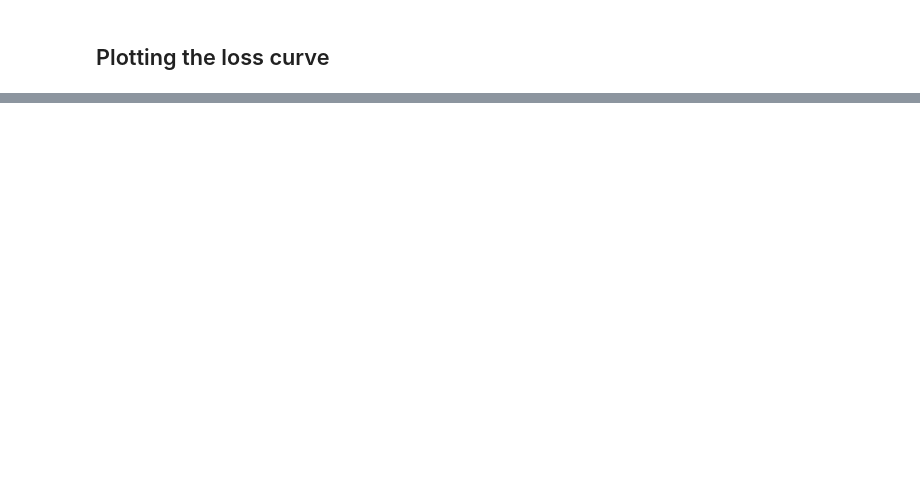
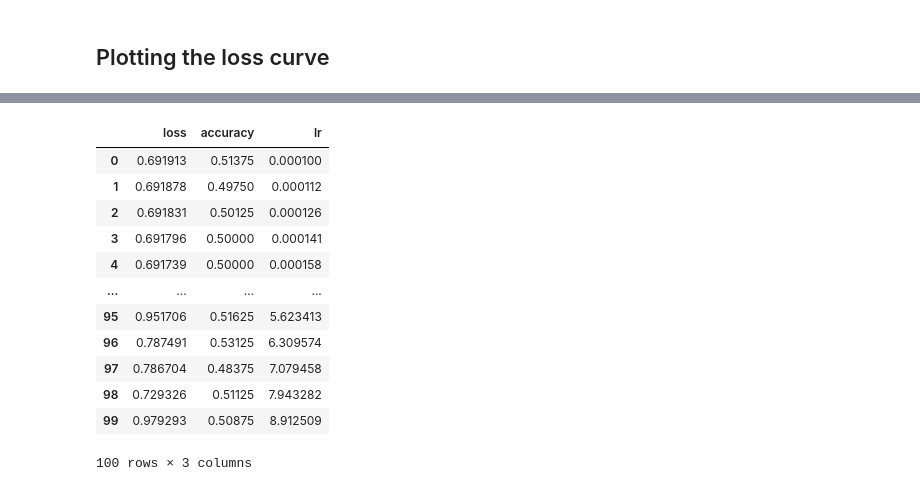
Before and after one commit to LazaUK/UdemyProjects-TensorFlow, a Jupyter notebook: Project4_NNClassification/TensorFlow_04_IntroClassNN_Nonlinear.ipynb, the cells around one changed output, grey strips where cells are left out. Saved outputs shown, nothing was run; the diff lists cells and outputs as text; code cells hidden in the pictures; blank space fills up the shorter version.

```diff
--- a/Project4_NNClassification/TensorFlow_04_IntroClassNN_Nonlinear.ipynb
+++ b/Project4_NNClassification/TensorFlow_04_IntroClassNN_Nonlinear.ipynb
@@ -339,0 +386,17 @@ loss_pd4
+# %%
+loss_pd5 = pd.DataFrame(history5.history)
+loss_pd5
+# %% [output]
+|  | loss | accuracy | lr |
+| 0 | 0.691913 | 0.51375 | 0.000100 |
+| 1 | 0.691878 | 0.49750 | 0.000112 |
+| 2 | 0.691831 | 0.50125 | 0.000126 |
+| 3 | 0.691796 | 0.50000 | 0.000141 |
+| 4 | 0.691739 | 0.50000 | 0.000158 |
+| ... | ... | ... | ... |
+| 95 | 0.951706 | 0.51625 | 5.623413 |
+| 96 | 0.787491 | 0.53125 | 6.309574 |
+| 97 | 0.786704 | 0.48375 | 7.079458 |
+| 98 | 0.729326 | 0.51125 | 7.943282 |
+| 99 | 0.979293 | 0.50875 | 8.912509 |
+100 rows × 3 columns
```
Also changed, not shown: parts of 16 cells of this notebook.
